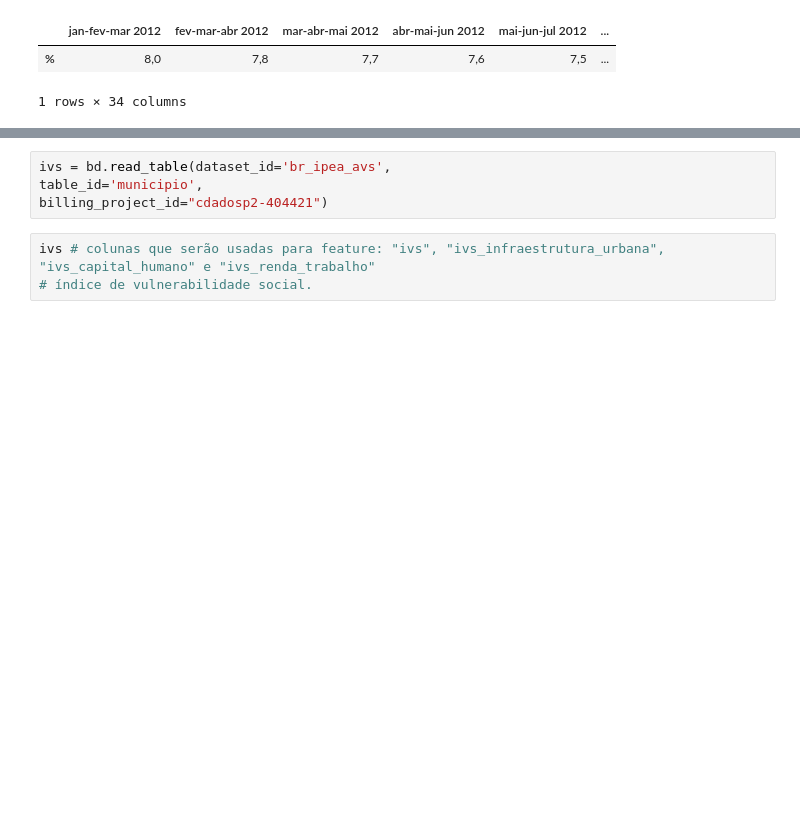
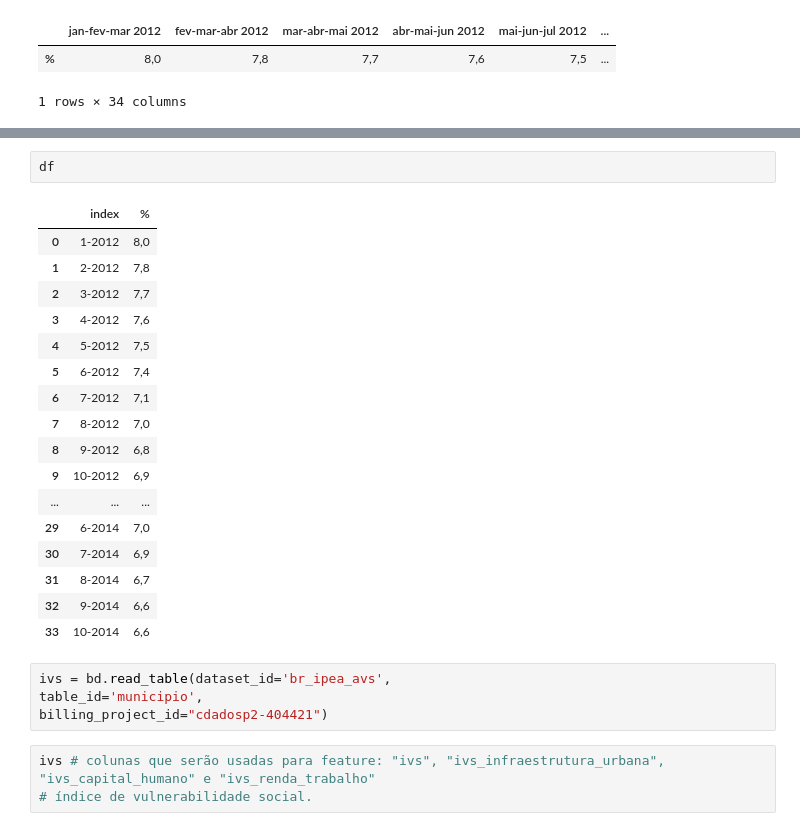
Before and after one commit to felipebns/P2_Cdados, a Jupyter notebook: p2_cdados.ipynb, the cells around one changed output, grey strips where cells are left out. Drawn from its saved outputs; the diff is of its cells as text; blank space fills up the shorter version.

```diff
--- a/p2_cdados.ipynb
+++ b/p2_cdados.ipynb
@@ -192,3 +279,23 @@ desemprego_2012
+# %%
+df
+# %% [output]
+|  | index | % |
+| 0 | 1-2012 | 8,0 |
+| 1 | 2-2012 | 7,8 |
+| 2 | 3-2012 | 7,7 |
+| 3 | 4-2012 | 7,6 |
+| 4 | 5-2012 | 7,5 |
+| 5 | 6-2012 | 7,4 |
+| 6 | 7-2012 | 7,1 |
+| 7 | 8-2012 | 7,0 |
+| 8 | 9-2012 | 6,8 |
+| 9 | 10-2012 | 6,9 |
+| ... | ... | ... |
+| 29 | 6-2014 | 7,0 |
+| 30 | 7-2014 | 6,9 |
+| 31 | 8-2014 | 6,7 |
+| 32 | 9-2014 | 6,6 |
+| 33 | 10-2014 | 6,6 |
 # %%
 ivs = bd.read_table(dataset_id='br_ipea_avs',
 table_id='municipio',
```
Also changed, not shown: parts of 4 cells of this notebook.
